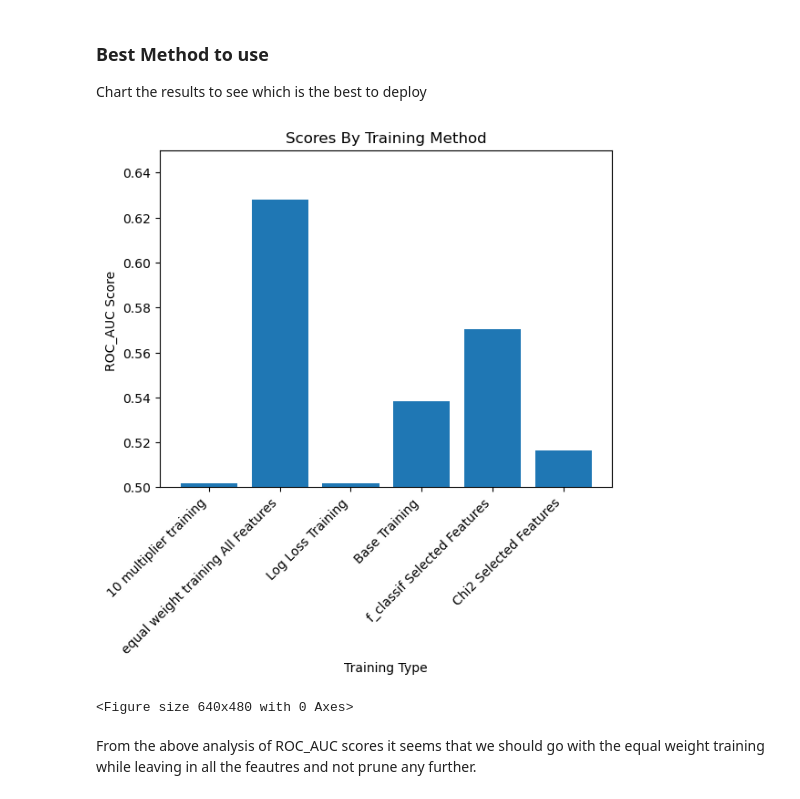
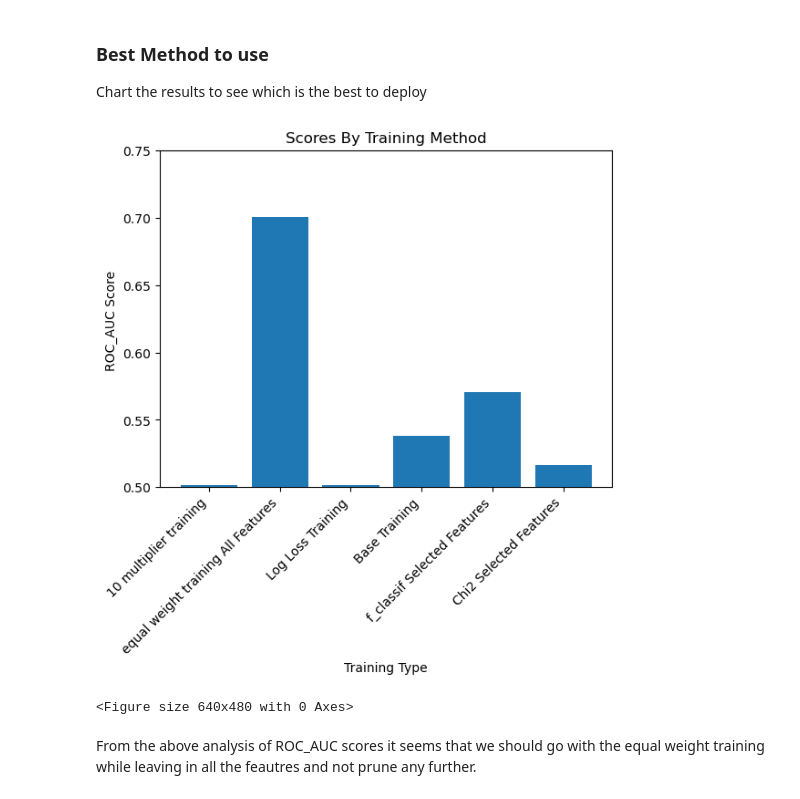
Before and after one commit to djarrin/arvato-ml-captstone, a Jupyter notebook: project_workbook.ipynb, the cells around one changed output. Saved outputs shown, nothing was run; the diff lists cells and outputs as text; code cells hidden in the pictures.

```diff
--- a/project_workbook.ipynb
+++ b/project_workbook.ipynb
@@ -408,2 +449,2 @@ WARNING: eval_metric='balanced_accuracy' does not support sample weights so they
 # %%
-clean_data_results_all_features = 0.6281078803202698
+clean_data_results_all_features = 0.7007975769813226
@@ -736,27 +807,27 @@ Chart the results to see which is the best to deploy
 # %%
 # Values for the bars
 values = [lw_weight_training, clean_data_results_all_features, ll_training, base_training, f_classif_feature_train_results, chi2_feature_train_results]
 
 # Names for the bars
 categories = ['10 multiplier training', 'equal weight training All Features', 'Log Loss Training', 'Base Training', 'f_classif Selected Features', 'Chi2 Selected Features']
 
 plt.bar(categories, values, width=0.2, color='blue')
 
 # Create a bar chart
 plt.bar(categories, values)
 
-plt.ylim(0.5, 0.65)
+plt.ylim(0.5, 0.75)
 
 # Add labels and title
 plt.xlabel('Training Type')
 plt.ylabel('ROC_AUC Score ')
 plt.title('Scores By Training Method')
 plt.xticks(rotation=45, ha='right')
 # Show the plot
 plt.show()
 plt.savefig('visualizations/model_evaluation.png')
 # %% [output]
-[figure, old version]
+[figure, new version]
 <Figure size 640x480 with 0 Axes>
 # %% [markdown]
 From the above analysis of ROC_AUC scores it seems that we should go with the equal weight training while leaving in all the feautres and not prune any further.
```
Also changed, not shown: parts of 12 cells of this notebook, 3 other files.
